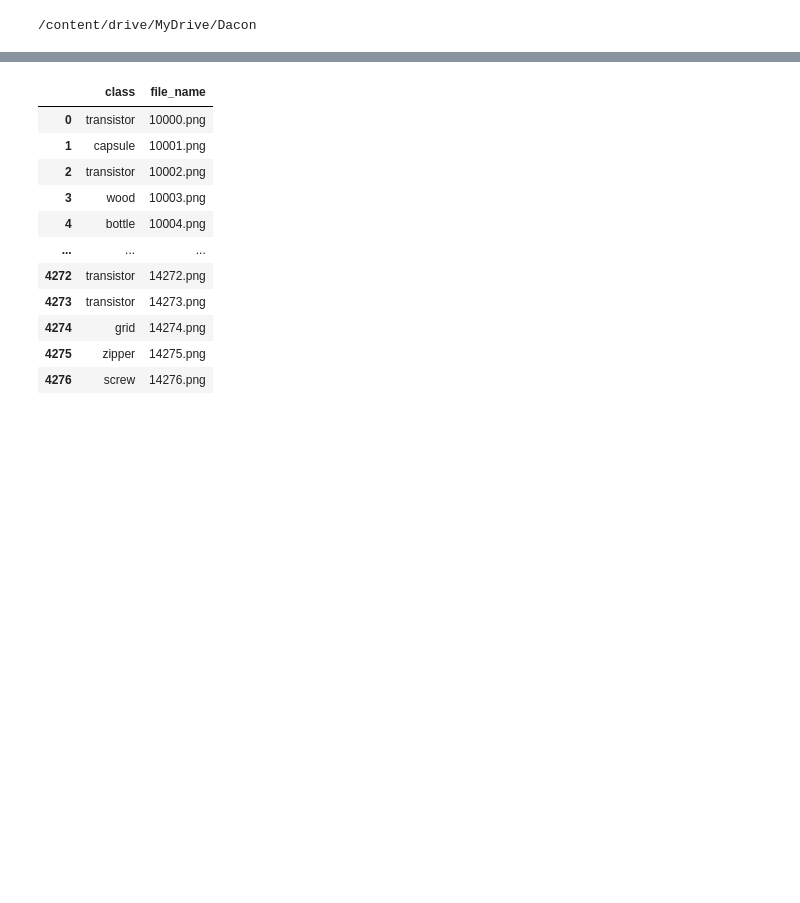
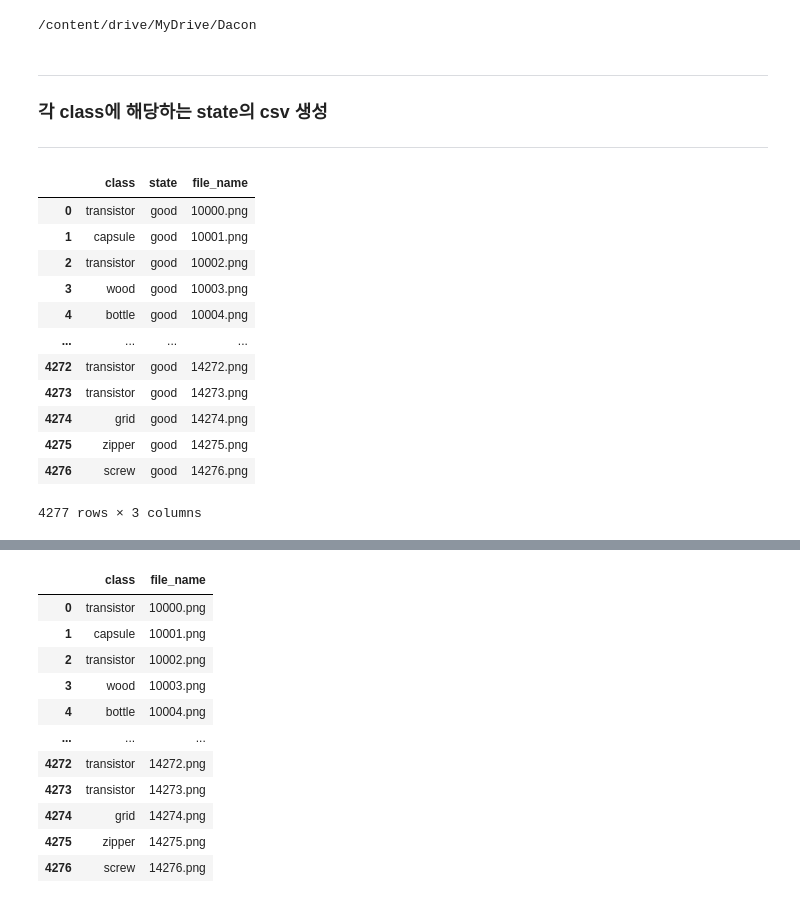
Before and after one commit to dodamhaae/AnomalyDetection, a Jupyter notebook: classify_img.ipynb, the cells around one changed output, grey strips where cells are left out. Saved outputs shown, nothing was run; the diff lists cells and outputs as text; code cells hidden in the pictures; blank space fills up the shorter version.

Commit message:
save dataframe as csv

```diff
--- a/classify_img.ipynb
+++ b/classify_img.ipynb
@@ -15,3 +15,31 @@ Mounted at /content/drive
 /content/drive/MyDrive/Dacon
 # %%
 df = pd.read_csv('train_df.csv')
+# %% [markdown]
+
+
+---
+
+
+### **각 class에 해당하는 state의 csv 생성**
+
+
+---
+# %%
+state = df.copy()
+state = df[['class', 'state', 'file_name']]
+state
+# %% [output]
+|  | class | state | file_name |
+| 0 | transistor | good | 10000.png |
+| 1 | capsule | good | 10001.png |
+| 2 | transistor | good | 10002.png |
+| 3 | wood | good | 10003.png |
+| 4 | bottle | good | 10004.png |
+| ... | ... | ... | ... |
+| 4272 | transistor | good | 14272.png |
+| 4273 | transistor | good | 14273.png |
+| 4274 | grid | good | 14274.png |
+| 4275 | zipper | good | 14275.png |
+| 4276 | screw | good | 14276.png |
+4277 rows × 3 columns
```
Also changed, not shown: parts of 35 cells of this notebook.
